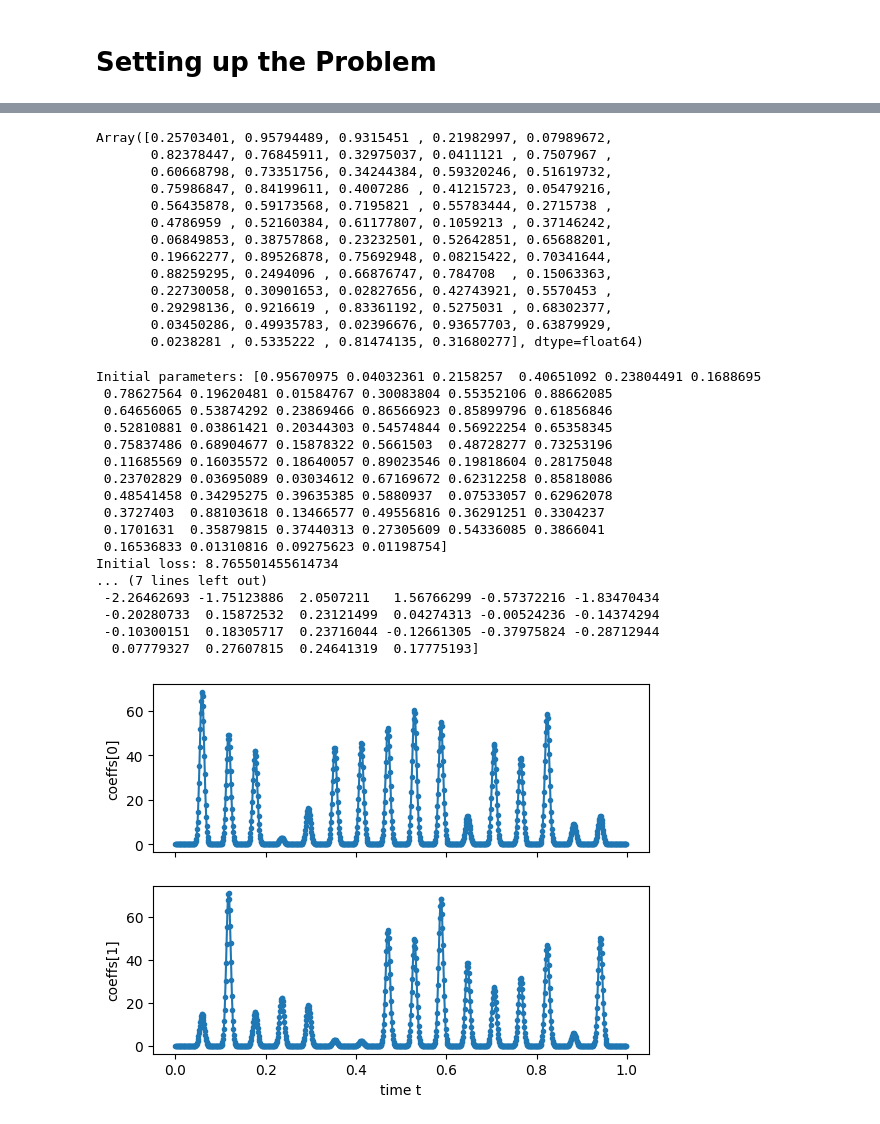
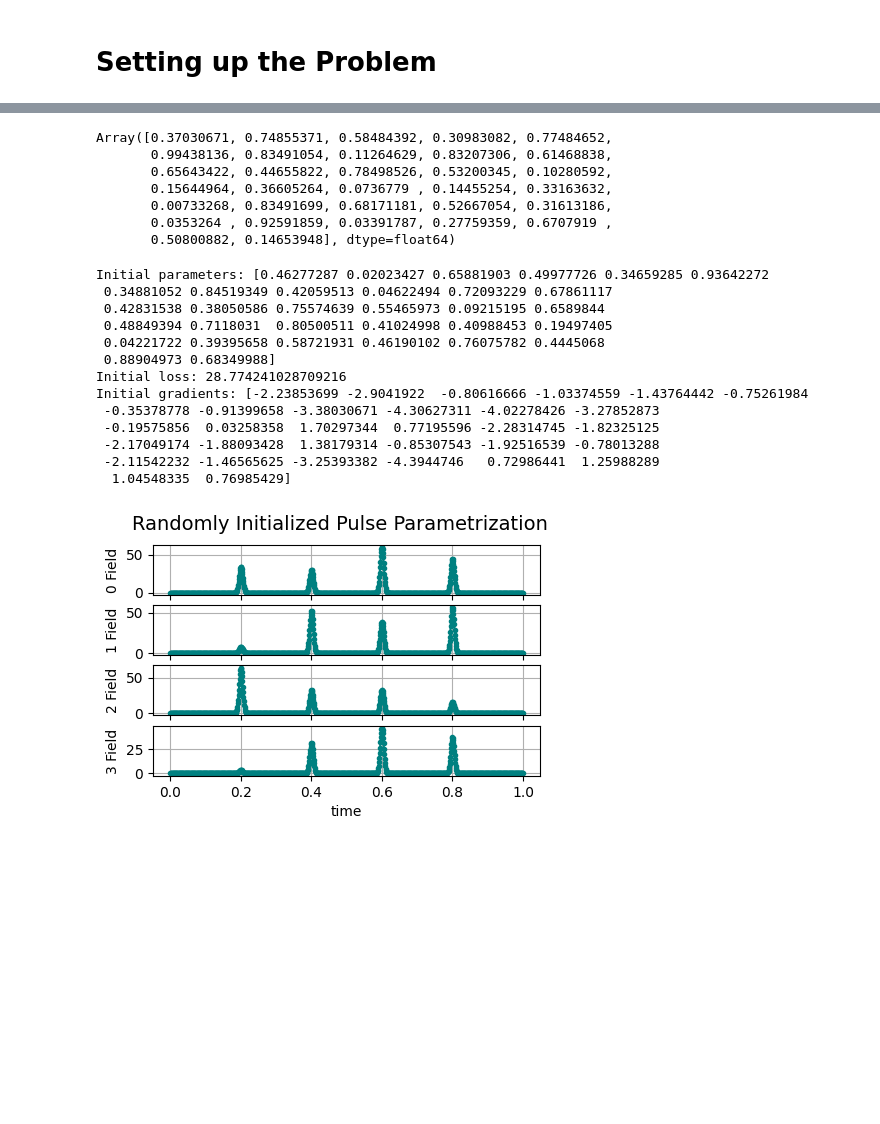
Before and after one commit to jorgegponce/perceptron-loss-landscapes, a Jupyter notebook: Frobenius Norm Landscapes/frobenius_norm_landscape.ipynb, the cells around one changed output, grey strips where cells are left out. Cells and saved outputs as stored; diff of their text form; code cells hidden in the pictures; blank space fills up the shorter version.

```diff
--- a/Frobenius Norm Landscapes/frobenius_norm_landscape.ipynb
+++ b/Frobenius Norm Landscapes/frobenius_norm_landscape.ipynb
@@ -26,8 +26,8 @@ jax.config.update("jax_platform_name", "cpu")
 # Setting up the Problem
 # %%
 # setting up the problem
-perceptron_qubits = 2
-pulse_basis = 16
+perceptron_qubits = 4
+pulse_basis = 4
 ts = jnp.array([1.0])
 t = 1
 
@@ -71,24 +81,18 @@ def loss(param_vector):
 # %%
 perceptron.get_random_parameter_vector(78680)
 # %% [output]
-Array([0.25703401, 0.95794489, 0.9315451 , 0.21982997, 0.07989672,
-       0.82378447, 0.76845911, 0.32975037, 0.0411121 , 0.7507967 ,
-       0.60668798, 0.73351756, 0.34244384, 0.59320246, 0.51619732,
-       0.75986847, 0.84199611, 0.4007286 , 0.41215723, 0.05479216,
-       0.56435878, 0.59173568, 0.7195821 , 0.55783444, 0.2715738 ,
-       0.4786959 , 0.52160384, 0.61177807, 0.1059213 , 0.37146242,
-       0.06849853, 0.38757868, 0.23232501, 0.52642851, 0.65688201,
-       0.19662277, 0.89526878, 0.75692948, 0.08215422, 0.70341644,
-       0.88259295, 0.2494096 , 0.66876747, 0.784708  , 0.15063363,
-       0.22730058, 0.30901653, 0.02827656, 0.42743921, 0.5570453 ,
-       0.29298136, 0.9216619 , 0.83361192, 0.5275031 , 0.68302377,
-       0.03450286, 0.49935783, 0.02396676, 0.93657703, 0.63879929,
-       0.0238281 , 0.5335222 , 0.81474135, 0.31680277], dtype=float64)
+Array([0.37030671, 0.74855371, 0.58484392, 0.30983082, 0.77484652,
+       0.99438136, 0.83491054, 0.11264629, 0.83207306, 0.61468838,
+       0.65643422, 0.44655822, 0.78498526, 0.53200345, 0.10280592,
+       0.15644964, 0.36605264, 0.0736779 , 0.14455254, 0.33163632,
+       0.00733268, 0.83491699, 0.68171181, 0.52667054, 0.31613186,
+       0.0353264 , 0.92591859, 0.03391787, 0.27759359, 0.6707919 ,
+       0.50800882, 0.14653948], dtype=float64)
 # %%
 # getting the loss_function
 # loss = get_loss_function(perceptron, ts, H_obj, dev)
 
-param_vector = perceptron.get_random_parameter_vector(534)
+param_vector = perceptron.get_random_parameter_vector(89889)
 
 print(f'Initial parameters: {param_vector}')
 
@@ -99,37 +103,44 @@ print(f'Initial gradients: {initial_gradients}')
 
 value_and_grad = jax.jit(jax.value_and_grad(loss))
 # %% [output]
-Initial parameters: [0.95670975 0.04032361 0.2158257  0.40651092 0.23804491 0.1688695
- 0.78627564 0.19620481 0.01584767 0.30083804 0.55352106 0.88662085
- 0.64656065 0.53874292 0.23869466 0.86566923 0.85899796 0.61856846
- 0.52810881 0.03861421 0.20344303 0.54574844 0.56922254 0.65358345
- 0.75837486 0.68904677 0.15878322 0.5661503  0.48728277 0.73253196
- 0.11685569 0.16035572 0.18640057 0.89023546 0.19818604 0.28175048
- 0.23702829 0.03695089 0.03034612 0.67169672 0.62312258 0.85818086
- 0.48541458 0.34295275 0.39635385 0.5880937  0.07533057 0.62962078
- 0.3727403  0.88103618 0.13466577 0.49556816 0.36291251 0.3304237
- 0.1701631  0.35879815 0.37440313 0.27305609 0.54336085 0.3866041
- 0.16536833 0.01310816 0.09275623 0.01198754]
-Initial loss: 8.765501455614734
-... (7 lines left out)
- -2.26462693 -1.75123886  2.0507211   1.56766299 -0.57372216 -1.83470434
- -0.20280733  0.15872532  0.23121499  0.04274313 -0.00524236 -0.14374294
- -0.10300151  0.18305717  0.23716044 -0.12661305 -0.37975824 -0.28712944
-  0.07779327  0.27607815  0.24641319  0.17775193]
+Initial parameters: [0.46277287 0.02023427 0.65881903 0.49977726 0.34659285 0.93642272
+ 0.34881052 0.84519349 0.42059513 0.04622494 0.72093229 0.67861117
+ 0.42831538 0.38050586 0.75574639 0.55465973 0.09215195 0.6589844
+ 0.48849394 0.7118031  0.80500511 0.41024998 0.40988453 0.19497405
+ 0.04221722 0.39395658 0.58721931 0.46190102 0.76075782 0.4445068
+ 0.88904973 0.68349988]
+Initial loss: 28.774241028709216
+Initial gradients: [-2.23853699 -2.9041922  -0.80616666 -1.03374559 -1.43764442 -0.75261984
+ -0.35378778 -0.91399658 -3.38030671 -4.30627311 -4.02278426 -3.27852873
+ -0.19575856  0.03258358  1.70297344  0.77195596 -2.28314745 -1.82325125
+ -2.17049174 -1.88093428  1.38179314 -0.85307543 -1.92516539 -0.78013288
+ -2.11542232 -1.46565625 -3.25393382 -4.3944746   0.72986441  1.25988289
+  1.04548335  0.76985429]
 # %%
 ts = jnp.linspace(0.0, 1, 1000)[:-1]
 
 param_list = perceptron.vector_to_hamiltonian_parameters(param_vector)
 
-fig, axs = plt.subplots(nrows=perceptron_qubits, sharex=True)
+fig, axs = plt.subplots(nrows=perceptron_qubits, figsize=(5, 3), sharex=True)  # Adjusted figure size
+
+fig.suptitle('Randomly Initialized Pulse Parametrization', fontsize=14)  # Larger title font
+
+colors = ['teal', 'orange']  # Different colors for different plots
+
 for i in range(perceptron_qubits):
     ax = axs[i]
-    ax.plot(ts, perceptron.control_fields[i](param_list[i+perceptron_qubits-1], ts), ".-")
-    ax.set_ylabel(f"coeffs[{i}]")
-ax.set_xlabel("time t")
+    ax.plot(ts, perceptron.control_fields[i](param_list[i+perceptron_qubits-1], ts), ".-", color='teal')
+    ax.set_ylabel(f"{i} Field", fontsize=10)  # Set label with increased font size
+
+    ax.grid(True)  # Adding gridlines
+
+# Set label for the last plot
+axs[-1].set_xlabel("time", fontsize=10)
+
+# plt.tight_layout(rect=[0, 0.03, 1, 0.95])  # Adjust tight_layout to accommodate the suptitle
 plt.show()
 # %% [output]
-[figure, old version]
+[figure, new version]
 # %%
 from datetime import datetime
 
```
Also changed, not shown: parts of 15 cells of this notebook, 9 other files.
